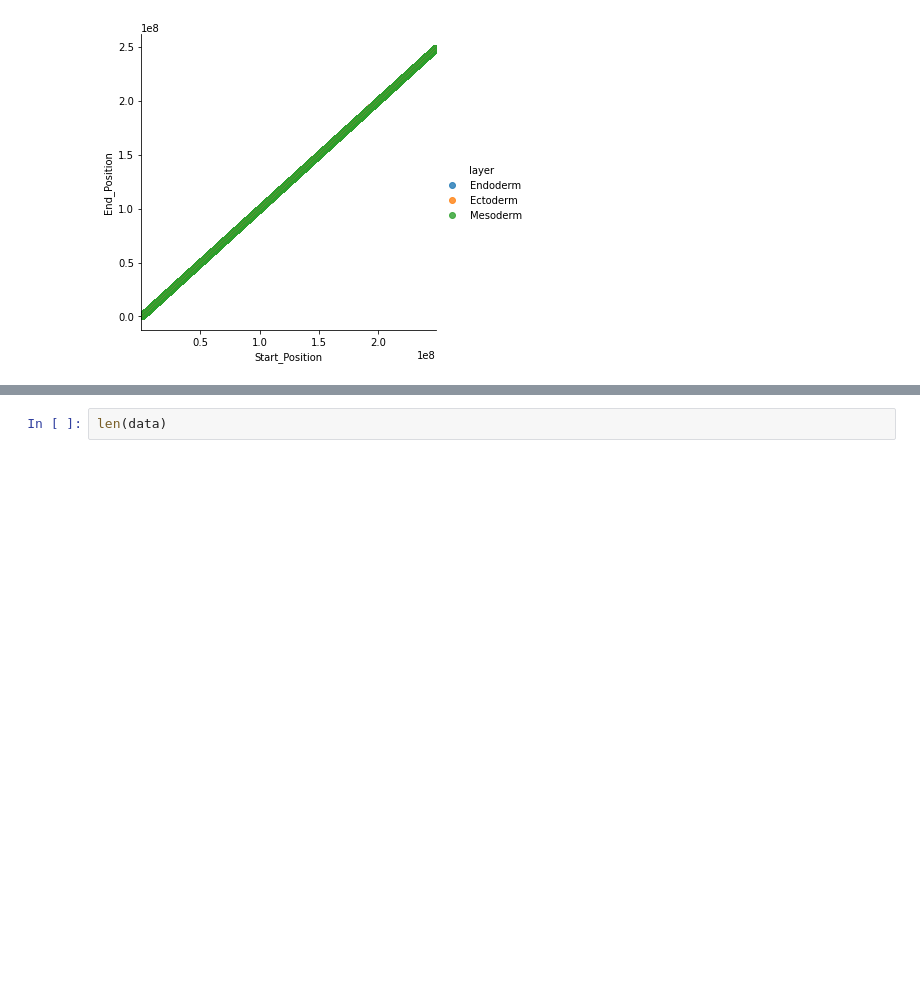
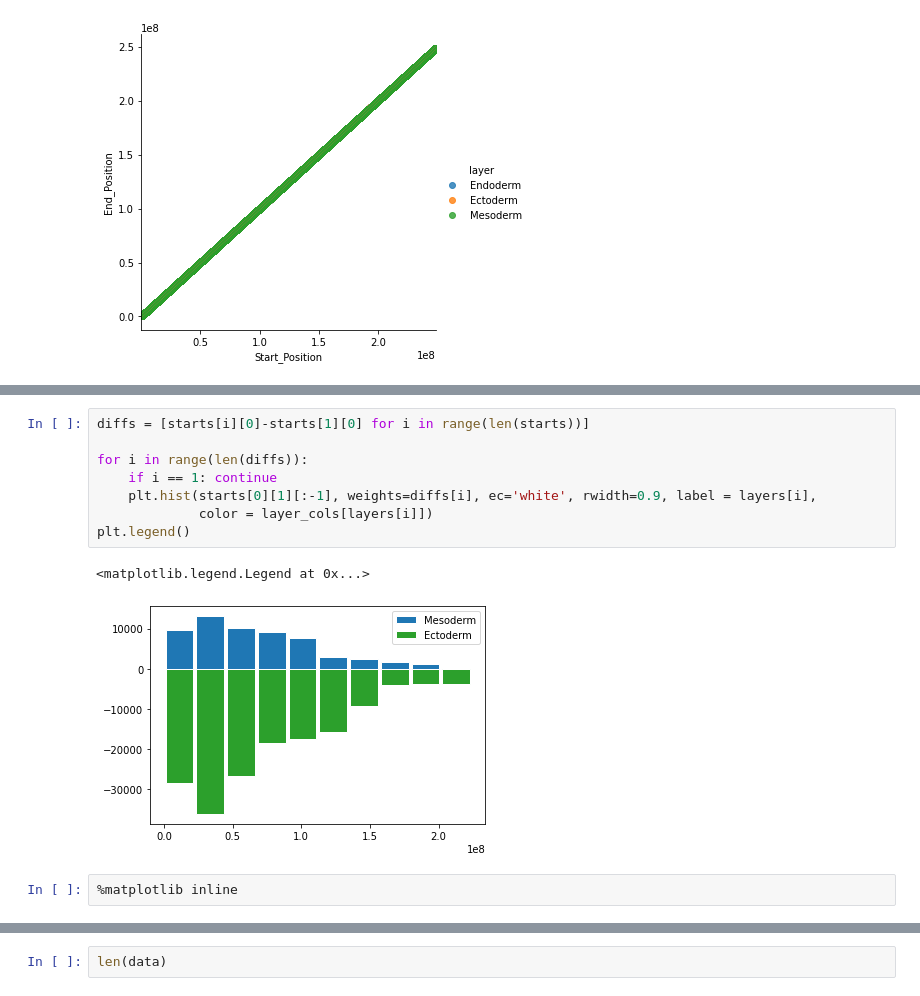
Before and after one commit to ajkeamy/Clustering-Germ-Layers, a Jupyter notebook: notebooks/Kmeans_analysis.ipynb, the cells around one changed output, grey strips where cells are left out. Saved outputs shown, nothing was run; the diff lists cells and outputs as text; blank space fills up the shorter version.

```diff
--- a/notebooks/Kmeans_analysis.ipynb
+++ b/notebooks/Kmeans_analysis.ipynb
@@ -188,0 +176,13 @@ import cv2
+# %%
+diffs = [starts[i][0]-starts[1][0] for i in range(len(starts))]
+
+for i in range(len(diffs)):
+    if i == 1: continue
+    plt.hist(starts[0][1][:-1], weights=diffs[i], ec='white', rwidth=0.9, label = layers[i],
+             color = layer_cols[layers[i]])
+plt.legend()
+# %% [output]
+<matplotlib.legend.Legend at 0x...>
+[figure, added]
+# %%
+%matplotlib inline
```
Also changed, not shown: parts of 29 cells of this notebook.
